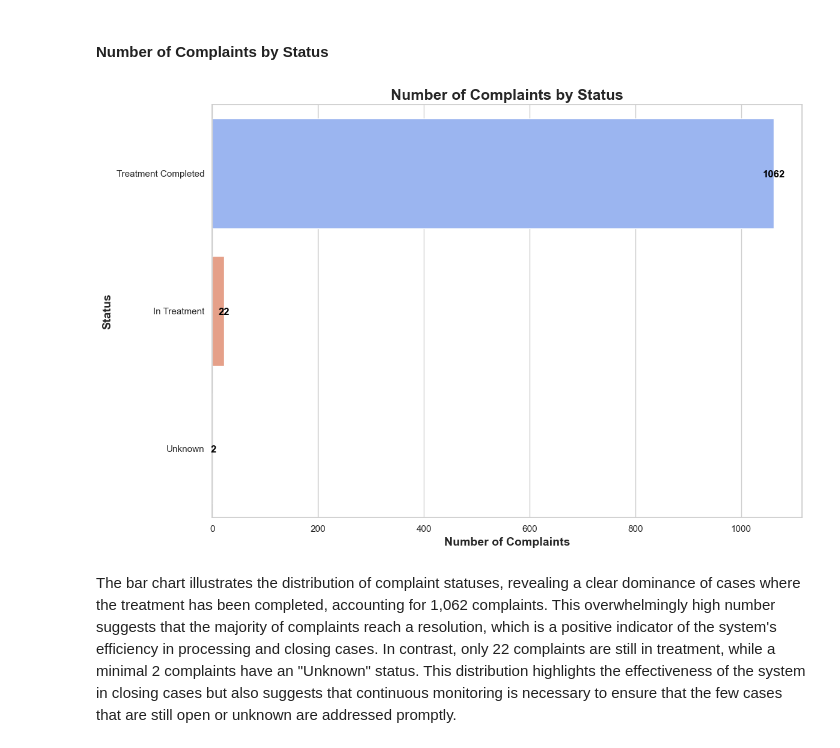
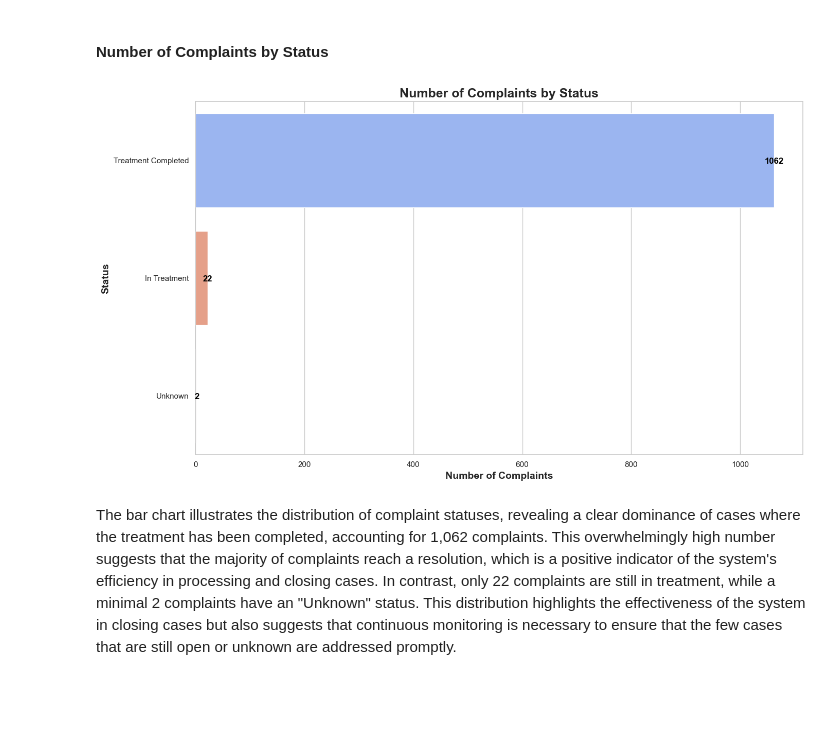
Before and after one commit to Dor-J/FreedomOfInformationComplaintsEDA, a Jupyter notebook: src/foi_complaints_eda.ipynb, the cells around one changed output. Saved outputs shown, nothing was run; the diff lists cells and outputs as text; code cells hidden in the pictures; blank space fills up the shorter version.

```diff
--- a/src/foi_complaints_eda.ipynb
+++ b/src/foi_complaints_eda.ipynb
@@ -1045,35 +1051,35 @@ The box plot showing the distribution of treatment days by year reveals a few ke
 sns.set(style="whitegrid")
 
 # Create the figure and axis objects
-plt.figure(figsize=(12, 8))
+plt.figure(figsize=(14, 8))
 
 # Plot the data using a countplot
 ax = sns.countplot(y='Status',
                    data=df_combined,
                    order=df_combined['Status'].value_counts().index,
                    palette='coolwarm',
                    legend=False,
                    hue='Status')
 
 # Add titles and labels
 plt.title('Number of Complaints by Status', fontsize=18, fontweight='bold')
 plt.xlabel('Number of Complaints', fontsize=14)
 plt.ylabel('Status', fontsize=14)
 
 # Add data labels to each bar
 for p in ax.patches:
     ax.annotate(f'{int(p.get_width())}',
                 (p.get_width() + 0.5, p.get_y() + p.get_height() / 2),
                 ha='center', va='center_baseline',
                 fontsize=12, color='black', fontweight='bold')
 
 # Adjust layout for better readability
 plt.tight_layout()
 
 # Show the plot
 plt.show()
 # %% [output]
-[figure, old version]
+[figure, new version]
 # %% [markdown]
 The bar chart illustrates the distribution of complaint statuses, revealing a clear dominance of cases where the treatment has been completed, accounting for 1,062 complaints. This overwhelmingly high number suggests that the majority of complaints reach a resolution, which is a positive indicator of the system's efficiency in processing and closing cases. In contrast, only 22 complaints are still in treatment, while a minimal 2 complaints have an "Unknown" status. This distribution highlights the effectiveness of the system in closing cases but also suggests that continuous monitoring is necessary to ensure that the few cases that are still open or unknown are addressed promptly.
 # %%
```
Also changed, not shown: parts of 20 cells of this notebook.
